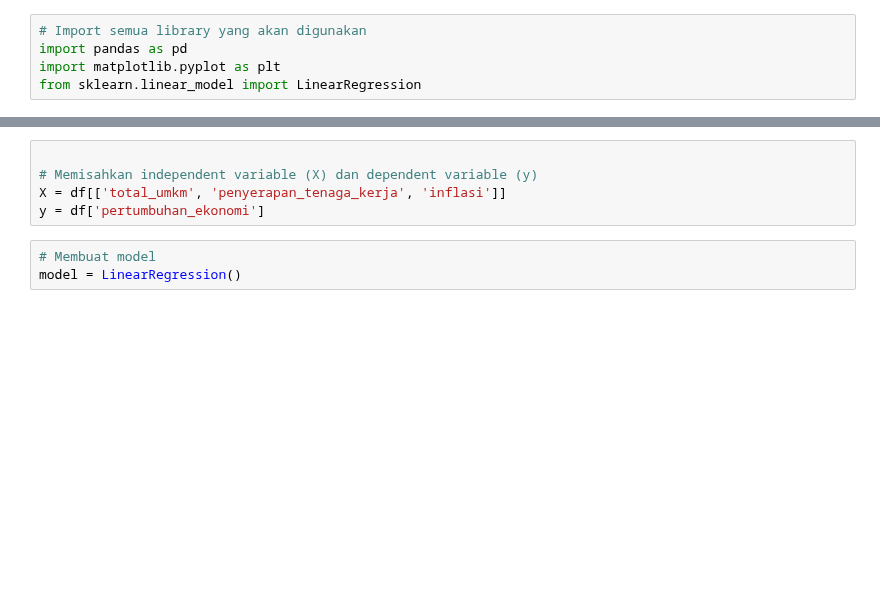
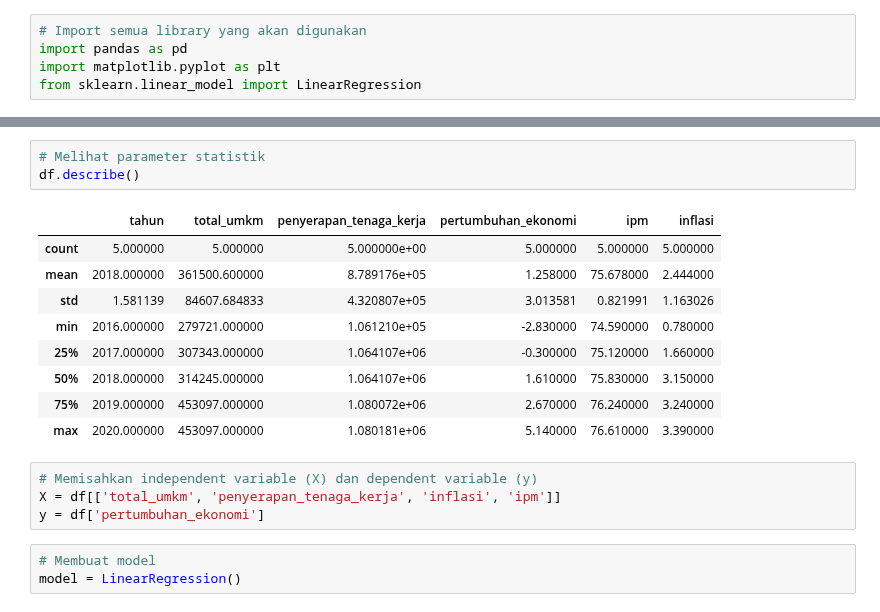
Before and after one commit to azureeeeeeeeeeee/project-bahasa-indonesia, a Jupyter notebook: test.ipynb, the cells around one changed output, grey strips where cells are left out. Cells and saved outputs as stored; diff of their text form; blank space fills up the shorter version.

```diff
--- a/test.ipynb
+++ b/test.ipynb
@@ -72,7 +78,19 @@ df.corr()
+# %%
+# Melihat parameter statistik
+df.describe()
+# %% [output]
+|  | tahun | total_umkm | penyerapan_tenaga_kerja | pertumbuhan_ekonomi | ipm | inflasi |
+| count | 5.000000 | 5.000000 | 5.000000e+00 | 5.000000 | 5.000000 | 5.000000 |
+| mean | 2018.000000 | 361500.600000 | 8.789176e+05 | 1.258000 | 75.678000 | 2.444000 |
+| std | 1.581139 | 84607.684833 | 4.320807e+05 | 3.013581 | 0.821991 | 1.163026 |
+| min | 2016.000000 | 279721.000000 | 1.061210e+05 | -2.830000 | 74.590000 | 0.780000 |
+| 25% | 2017.000000 | 307343.000000 | 1.064107e+06 | -0.300000 | 75.120000 | 1.660000 |
+| 50% | 2018.000000 | 314245.000000 | 1.064107e+06 | 1.610000 | 75.830000 | 3.150000 |
+| 75% | 2019.000000 | 453097.000000 | 1.080072e+06 | 2.670000 | 76.240000 | 3.240000 |
+| max | 2020.000000 | 453097.000000 | 1.080181e+06 | 5.140000 | 76.610000 | 3.390000 |
 # %%
-
 # Memisahkan independent variable (X) dan dependent variable (y)
-X = df[['total_umkm', 'penyerapan_tenaga_kerja', 'inflasi']]
+X = df[['total_umkm', 'penyerapan_tenaga_kerja', 'inflasi', 'ipm']]
 y = df['pertumbuhan_ekonomi']
 # %%
 # Membuat model
```
Also changed, not shown: parts of 14 cells of this notebook.
